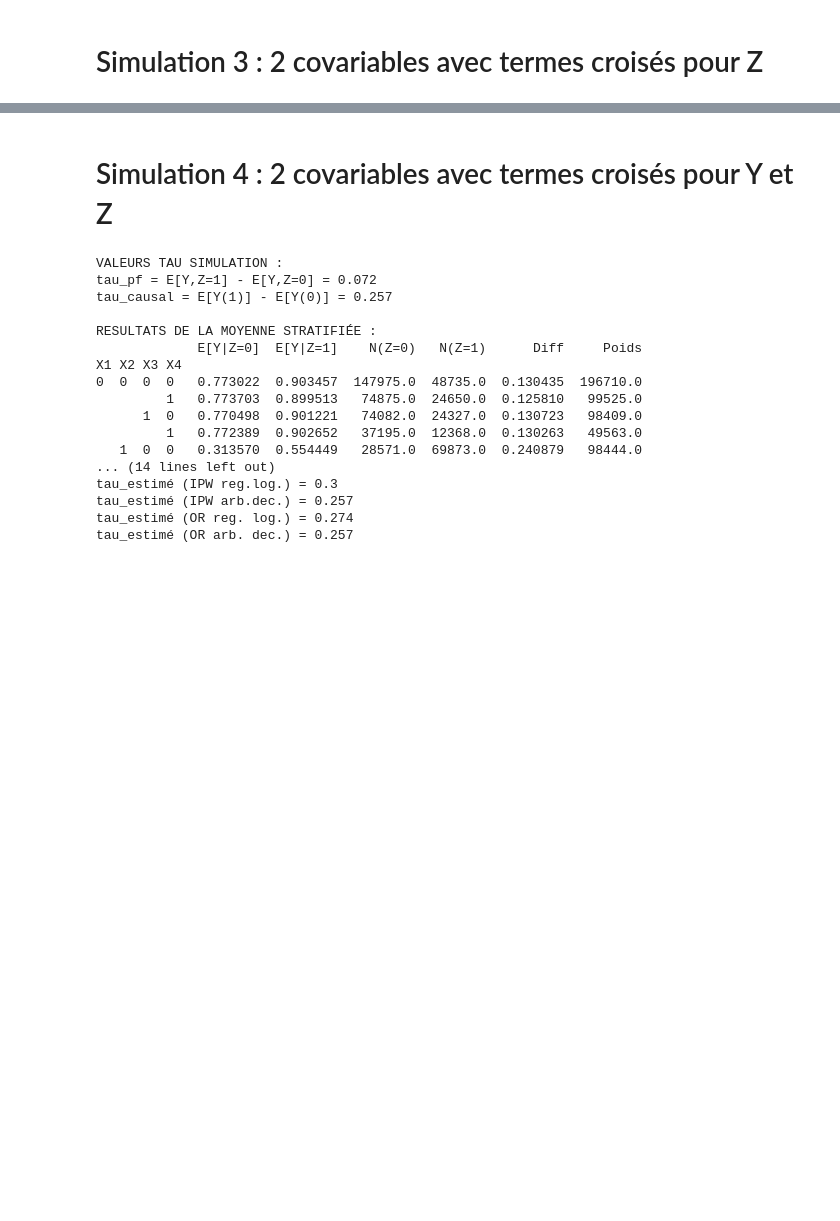
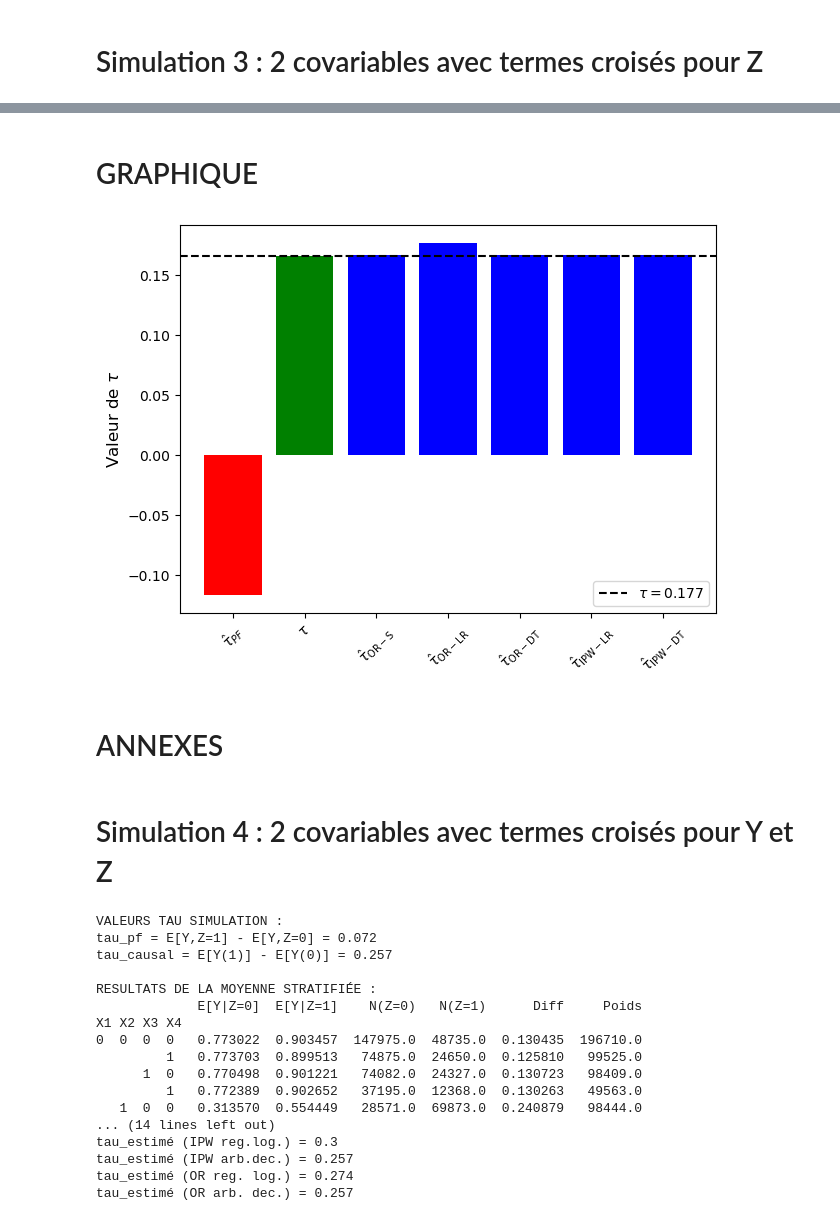
Before and after one commit to nizurc/2025-projet-S2-MMA, a Jupyter notebook: Générations des données.ipynb, the cells around one changed output, grey strips where cells are left out. Drawn from its saved outputs; the diff is of its cells as text; code cells hidden in the pictures; blank space fills up the shorter version.

```diff
--- a/Générations des données.ipynb
+++ b/Générations des données.ipynb
@@ -157,3 +186,35 @@ tau_estimé (OR arb. dec.) = 0.176
+# %% [markdown]
+# GRAPHIQUE
+# %%
+import matplotlib.pyplot as plt
+
+# Données
+valeurs = [-0.117, 0.166, 0.167, 0.177, 0.167, 0.167, 0.167]
+labels = [
+    r'$\hat{\tau}_{PF}$',
+    r'$\tau$',
+    r'$\hat{\tau}_{\mathrm{OR-S}}$',
+    r'$\hat{\tau}_{\mathrm{OR-LR}}$',
+    r'$\hat{\tau}_{\mathrm{OR-DT}}$',
+    r'$\hat{\tau}_{\mathrm{IPW-LR}}$',
+    r'$\hat{\tau}_{\mathrm{IPW-DT}}$'
+]
+couleurs = ['red', 'green', 'blue', 'blue', 'blue', 'blue', 'blue']
+tau = 0.166
+
+# Tracé
+plt.bar(labels, valeurs, color=couleurs)
+plt.axhline(y=tau, color='black', linestyle='--', label=r'$\tau = 0.177$')
+
+plt.ylabel(r"Valeur de $\tau$", fontsize=12)
+plt.xticks(rotation=45)
+plt.legend()
+plt.tight_layout()
+plt.show()
+# %% [output]
+[figure, added]
+# %% [markdown]
+# ANNEXES
 # %% [markdown]
 # Simulation 4 : 2 covariables avec termes croisés pour Y et Z
 # %%
```
Also changed, not shown: parts of 6 cells of this notebook.
